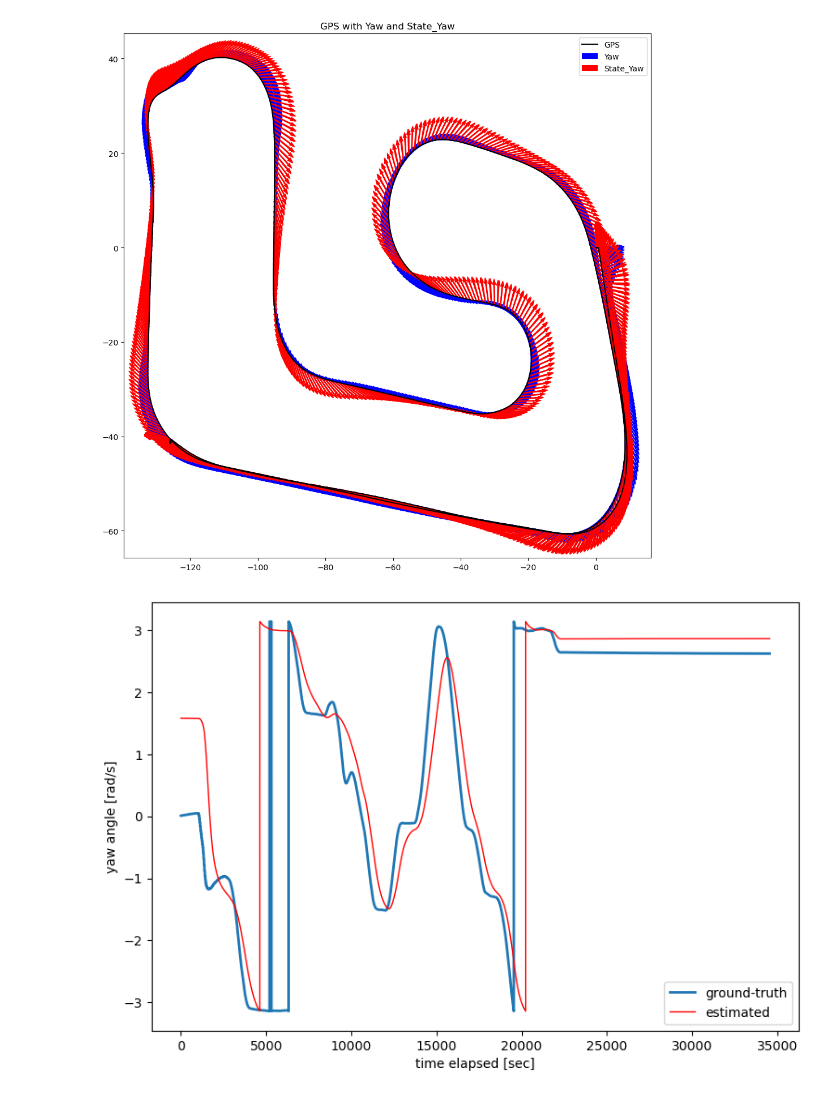
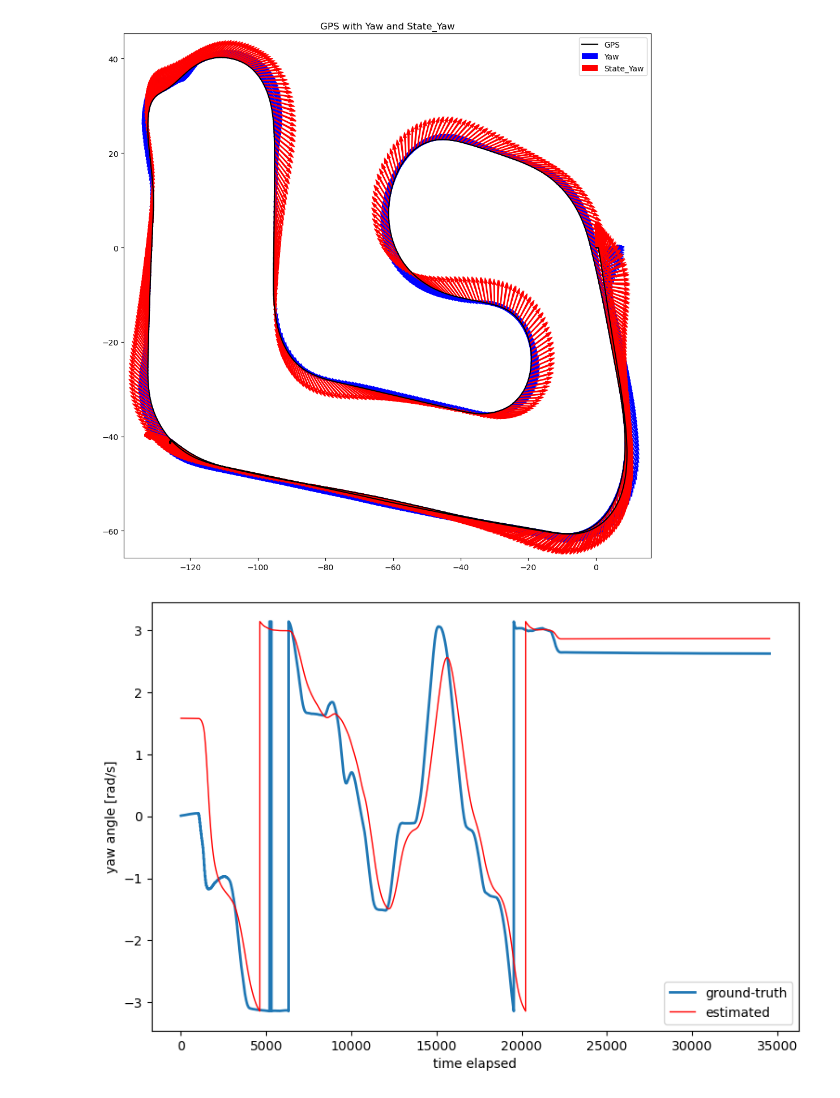
Before and after one commit to Janudis/Extended-Kalman-Filter-GPS_IMU, a Jupyter notebook: visualise.ipynb, the cells around one changed output. Cells and saved outputs as stored; diff of their text form; code cells hidden in the pictures.

Commit message:
visualise yaw

```diff
--- a/visualise.ipynb
+++ b/visualise.ipynb
@@ -112,11 +112,11 @@ plt.show()
 # %%
 data= pd.read_csv('D:/Python_Projects/hav_cpp_from_python_2/cmake-build-debug/output.csv')
 fig, ax = plt.subplots(1, 1, figsize=(9, 6))
 ax.plot(data['yaw'], lw=2, label='ground-truth')
 ax.plot(data['state_yaw'], lw=1, label='estimated', color='r')
 
-ax.set_xlabel('time elapsed [sec]')
+ax.set_xlabel('time elapsed')
 ax.set_ylabel('yaw angle [rad/s]')
 ax.legend();
 # %% [output]
-[figure, old version]
+[figure, new version]
```
Also changed, not shown: 1 other file.
